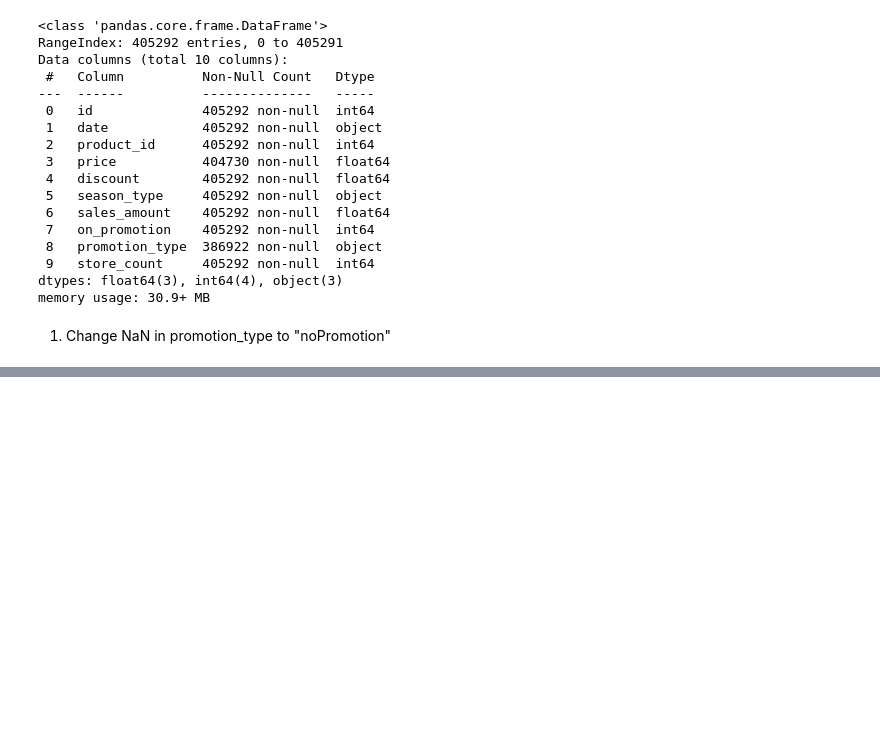
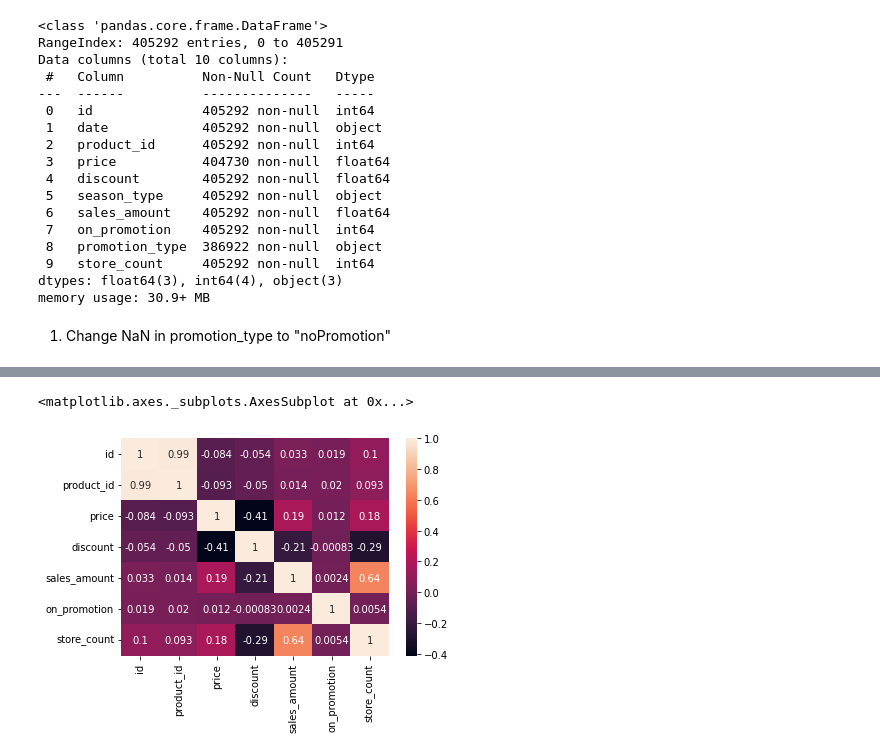
Before and after one commit to Omer-sync/InventDataAnalytics.Cowork, a Jupyter notebook: InventData.ipynb, the cells around one changed output, grey strips where cells are left out. Saved outputs shown, nothing was run; the diff lists cells and outputs as text; code cells hidden in the pictures; blank space fills up the shorter version.

```diff
--- a/InventData.ipynb
+++ b/InventData.ipynb
@@ -17,9 +19,9 @@ Mounted at /content/drive
 # %%
 
-df_train = pd.read_csv("/content/drive/MyDrive/Colab Notebooks/dac22-invent-analytics-project/train.csv")
-df_test = pd.read_csv("/content/drive/MyDrive/Colab Notebooks/dac22-invent-analytics-project/test.csv")
-df_holiday = pd.read_csv("/content/drive/MyDrive/Colab Notebooks/dac22-invent-analytics-project/holidays.csv")
-df_product = pd.read_csv("/content/drive/MyDrive/Colab Notebooks/dac22-invent-analytics-project/product.csv")
+df_train = pd.read_csv("/content/drive/MyDrive/dac22-invent-analytics-project/train.csv")
+df_test = pd.read_csv("/content/drive/MyDrive/dac22-invent-analytics-project/test.csv")
+df_holiday = pd.read_csv("/content/drive/MyDrive/dac22-invent-analytics-project/holidays.csv")
+df_product = pd.read_csv("/content/drive/MyDrive/dac22-invent-analytics-project/product.csv")
 # %%
 df_train_copy = df_train.copy()
 df_test_copy = df_test.copy()
@@ -70,0 +73,3 @@ temp_discount =temp_df[~(temp_df["price"].isnull())].iloc[0].discount
+# %%
+df_train_copy= df_train_copy[df_train_copy['price'].notna()]
+df_train_copy
@@ -87,0 +116,5 @@ Warning: total number of rows (405292) exceeds max_rows (20000). Limiting to fir
+# %%
+sns.heatmap(df_train_copy.corr() , annot = True)
+# %% [output]
+<matplotlib.axes._subplots.AxesSubplot at 0x...>
+[figure, added]
```
Also changed, not shown: parts of 12 cells of this notebook.
